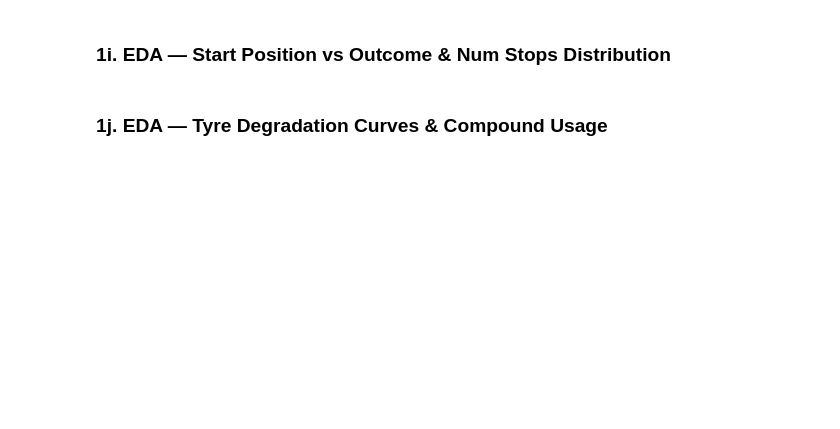
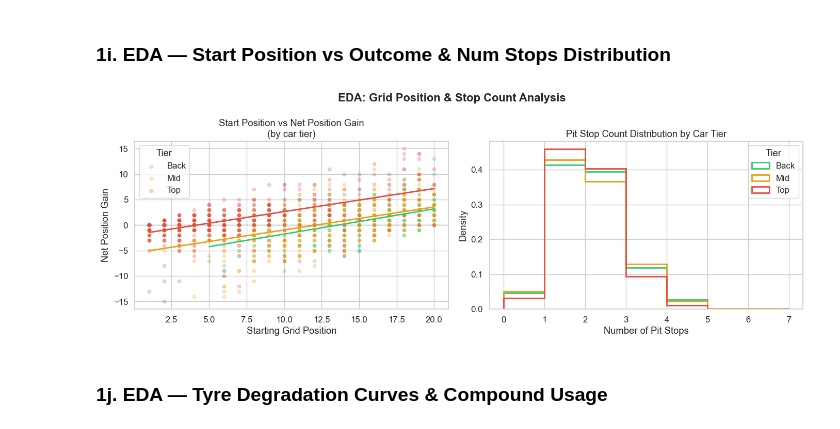
Before and after one commit to NimeshBhavsar/DAI, a Jupyter notebook: mission/proposals_st26/group_k_final.ipynb, the cells around one changed output. Cells and saved outputs as stored; diff of their text form; code cells hidden in the pictures; blank space fills up the shorter version.

```diff
--- a/mission/proposals_st26/group_k_final.ipynb
+++ b/mission/proposals_st26/group_k_final.ipynb
@@ -296,35 +334,48 @@ fig, axes = plt.subplots(1, 2, figsize=(14, 5))
 tier_order = ['back', 'mid', 'top']
 tier_colors = {'back': '#2ecc71', 'mid': '#f39c12', 'top': '#e74c3c'}
 
 for tier in tier_order:
     sub = race_df[race_df['car_performance_tier'] == tier].dropna(subset=['start_position', 'position_vs_start'])
     axes[0].scatter(sub['start_position'], sub['position_vs_start'],
                     alpha=0.25, s=20, color=tier_colors[tier], label=tier.capitalize())
     # Regression line
     m, b = np.polyfit(sub['start_position'], sub['position_vs_start'], 1)
     xs = np.array([sub['start_position'].min(), sub['start_position'].max()])
     axes[0].plot(xs, m * xs + b, color=tier_colors[tier], linewidth=2)
 
 axes[0].axhline(0, color='gray', linestyle=':', linewidth=1)
 axes[0].set_xlabel('Starting Grid Position')
 axes[0].set_ylabel('Net Position Gain')
 axes[0].set_title('Start Position vs Net Position Gain\n(by car tier)')
 axes[0].legend(title='Tier')
 
 # Num stops distribution by tier
+bins = range(0, 8)
+
+
+# Num stops distribution by tier
 for tier in tier_order:
     sub = race_df[race_df['car_performance_tier'] == tier]['num_stops']
-    axes[1].hist(sub, bins=range(0, 8), alpha=0.5, label=tier.capitalize(),
-                 color=tier_colors[tier], edgecolor='white', density=True)
+    axes[1].hist(
+        sub,
+        bins=range(0, 8),
+        density=True,
+        histtype='step',
+        linewidth=2,
+        label=tier.capitalize(),
+        color=tier_colors[tier]
+    )
 
 axes[1].set_xlabel('Number of Pit Stops')
 axes[1].set_ylabel('Density')
 axes[1].set_title('Pit Stop Count Distribution by Car Tier')
 axes[1].legend(title='Tier')
 
 plt.suptitle('EDA: Grid Position & Stop Count Analysis', fontweight='bold')
 plt.tight_layout()
 plt.show()
+# %% [output]
+[figure, added]
 # %% [markdown]
 ### 1j. EDA — Tyre Degradation Curves & Compound Usage
 # %%
```
Also changed, not shown: parts of 43 cells of this notebook.
